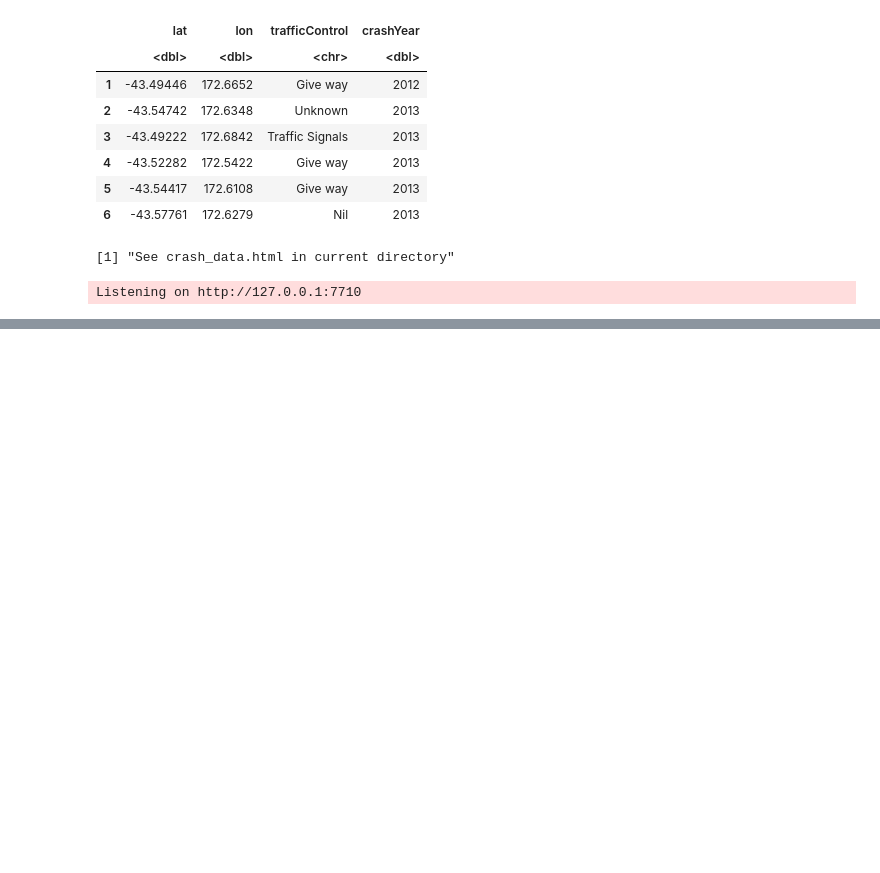
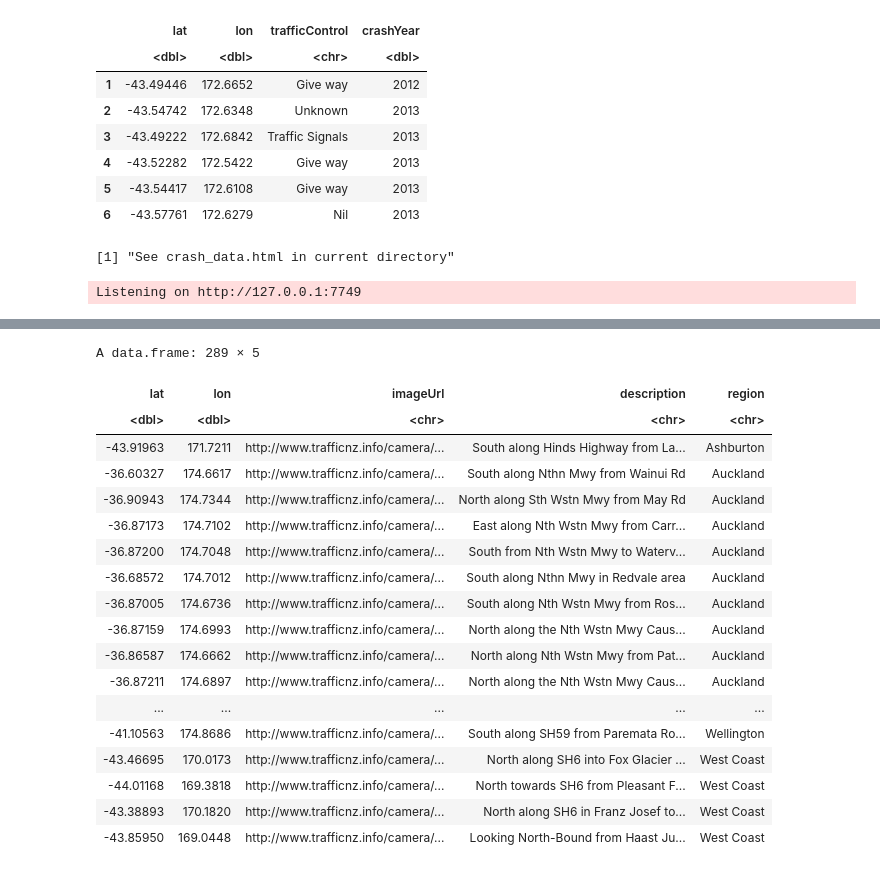
Before and after one commit to zelta1990/DATA422-Group-Project, a Jupyter notebook: group_project.ipynb, the cells around one changed output, grey strips where cells are left out. Saved outputs shown, nothing was run; the diff lists cells and outputs as text; code cells hidden in the pictures; blank space fills up the shorter version.

Commit message:
added cameras

```diff
--- a/group_project.ipynb
+++ b/group_project.ipynb
@@ -330,7 +348,13 @@ library(RColorBrewer)
 d <- as.data.frame(target_df %>%
         select(lat,lon,crashLocation1, crashLocation2,crashYear,trafficControl,light,advisorySpeed,bicycle,cliffBank,flatHill,guardRail,motorcycle,NumberOfLanes,
         roadLane,speedLimit,streetLight,trafficIsland,weatherA,weatherB))
-camera_d <- read.csv("https://raw.githubusercontent.com/zelta1990/STAT422-Group-Project/nzta-camera/cameras.csv")
+d <- replace(d, is.na(d), "Unknown")
+
+camera_d <- read.csv("https://raw.githubusercontent.com/zelta1990/STAT422-Group-Project/nzta-camera/cameras.csv") %>%
+            filter(region == "Christchurch" | region == "Canterbury")
+camera_d$lat <- as.numeric(camera_d$lat)
+camera.icon <- makeIcon("https://img.icons8.com/ios/50/000000/camera--v1.png",iconWidth = 20, iconHeight = 20)
+
 ui <- bootstrapPage("Interactive Map",
                  tags$style(type = "text/css", "html, body {width:100%;height:100%}"),
                  leafletOutput("m", height=700),
@@ -358,6 +382,9 @@ server <- function(input, output, session){
     leaflet(d) %>%
       setView( lat=-43.5, lng=172.6 , zoom=10) %>%
       addTiles() %>%
+      addMarkers(lng = camera_d$lon, lat = camera_d$lat,
+                icon = camera.icon,
+                popup = paste0("<img src = ", camera_d$imageUrl, " width = 200 >"))%>%
       addCircleMarkers(~d$lon, ~d$lat,
         fillColor = ~d_colour(d$trafficControl), fillOpacity = 0.7, color="#af4343", radius=8, stroke=FALSE,
         popup=paste0("<br>trafficControl:",d$trafficControl,"<br>lat:", d$lat, "<br>lon:", d$lon,"<br>year:", d$crashYear,"<br>location1:", d$crashLocation1,"<br>location2:", d$crashLocation2 ),
@@ -374,6 +401,9 @@ server <- function(input, output, session){
     leafletProxy("m", data=filteredData()) %>%
       clearControls() %>%
       clearMarkerClusters()%>%
+      addMarkers(lng = camera_d$lon, lat = camera_d$lat,
+            icon = camera.icon,
+            popup = paste0("<img src = ", camera_d$imageUrl, " width = 200 >"))%>%
       addCircleMarkers(~lon, ~lat,
         fillColor = ~d_colour(filteredData()[,input$layer]), fillOpacity = 0.7, color="#af4343", radius=8, stroke=FALSE,
         popup=~paste0("<br>",input$layer,":",filteredData()[,input$layer],"<br>lat:", lat, "<br>lon:", lon,"<br>year:", crashYear ),
@@ -386,4 +416,10 @@ server <- function(input, output, session){
 
 shinyApp(ui, server)
 # %% [output]
-Listening on http://127.0.0.1:7710
+Listening on http://127.0.0.1:7749
+# %%
+camera_d <- read.csv("https://raw.githubusercontent.com/zelta1990/STAT422-Group-Project/nzta-camera/cameras.csv")
+
+camera_d$lat <- as.numeric(camera_d$lat)
+camera_d
+# %% [output]
@@ -389,0 +428,19 @@ Listening on http://127.0.0.1:7710
+A data.frame: 289 × 5
+| lat | lon | imageUrl | description | region |
+| <dbl> | <dbl> | <chr> | <chr> | <chr> |
+| -43.91963 | 171.7211 | http://www.trafficnz.info/camera/... | South along Hinds Highway from La... | Ashburton |
+| -36.60327 | 174.6617 | http://www.trafficnz.info/camera/... | South along Nthn Mwy from Wainui Rd | Auckland |
+| -36.90943 | 174.7344 | http://www.trafficnz.info/camera/... | North along Sth Wstn Mwy from May Rd | Auckland |
+| -36.87173 | 174.7102 | http://www.trafficnz.info/camera/... | East along Nth Wstn Mwy from Carr... | Auckland |
+| -36.87200 | 174.7048 | http://www.trafficnz.info/camera/... | South from Nth Wstn Mwy to Waterv... | Auckland |
+| -36.68572 | 174.7012 | http://www.trafficnz.info/camera/... | South along Nthn Mwy in Redvale area | Auckland |
+| -36.87005 | 174.6736 | http://www.trafficnz.info/camera/... | South along Nth Wstn Mwy from Ros... | Auckland |
+| -36.87159 | 174.6993 | http://www.trafficnz.info/camera/... | North along the Nth Wstn Mwy Caus... | Auckland |
+| -36.86587 | 174.6662 | http://www.trafficnz.info/camera/... | North along Nth Wstn Mwy from Pat... | Auckland |
+| -36.87211 | 174.6897 | http://www.trafficnz.info/camera/... | North along the Nth Wstn Mwy Caus... | Auckland |
+| ... | ... | ... | ... | ... |
+| -41.10563 | 174.8686 | http://www.trafficnz.info/camera/... | South along SH59 from Paremata Ro... | Wellington |
+| -43.46695 | 170.0173 | http://www.trafficnz.info/camera/... | North along SH6 into Fox Glacier ... | West Coast |
+| -44.01168 | 169.3818 | http://www.trafficnz.info/camera/... | North towards SH6 from Pleasant F... | West Coast |
+| -43.38893 | 170.1820 | http://www.trafficnz.info/camera/... | North along SH6 in Franz Josef to... | West Coast |
+| -43.85950 | 169.0448 | http://www.trafficnz.info/camera/... | Looking North-Bound from Haast Ju... | West Coast |
```
Also changed, not shown: parts of 2 cells of this notebook.
